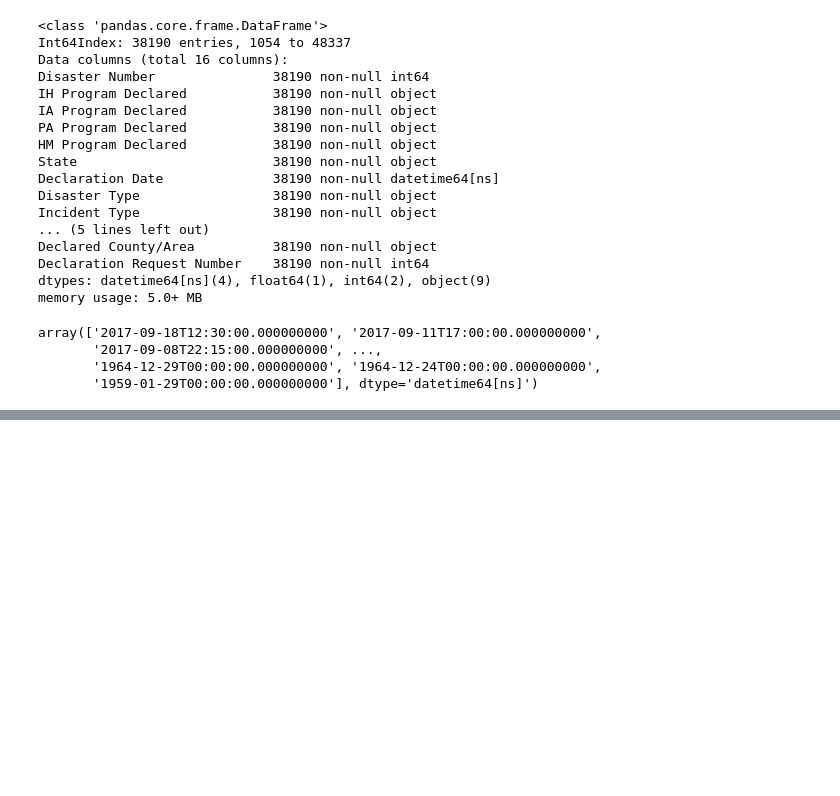
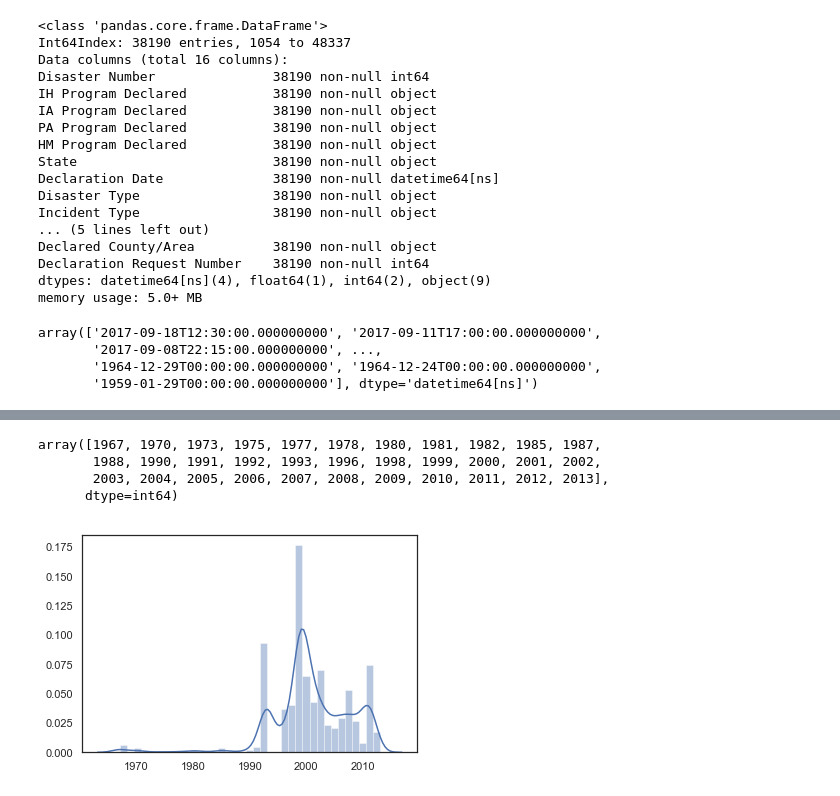
Before and after one commit to surfaceowl/sagemaker_setup_tips, a Jupyter notebook: SageMaker Setup Notebook - FEMA 2018.ipynb, the cells around one changed output, grey strips where cells are left out. Cells and saved outputs as stored; diff of their text form; code cells hidden in the pictures; blank space fills up the shorter version.

Commit message:
update data import and chart formats

```diff
--- a/SageMaker Setup Notebook - FEMA 2018.ipynb
+++ b/SageMaker Setup Notebook - FEMA 2018.ipynb
@@ -102,10 +102,11 @@ array(['2017-09-18T12:30:00.000000000', '2017-09-11T17:00:00.000000000',
        '1964-12-29T00:00:00.000000000', '1964-12-24T00:00:00.000000000',
        '1959-01-29T00:00:00.000000000'], dtype='datetime64[ns]')
 # %%
+# if extracting from csv source, uncomment lines below in this cell -- and comment out next cell entirely (which uses excel)
 # create months column, convert key columns to int type, and sort
 # df['monthDeclared'] =
-df.insert(7, 'fyDeclared', df['Declaration Date'].str.split('/').str[2])
-df["fyDeclared"] = pd.to_numeric(df["fyDeclared"])
-df.insert(8, 'monthDeclared', df['Declaration Date'].str.split('/').str[0])
-df["monthDeclared"] = pd.to_numeric(df["monthDeclared"])
-df.info()
+# df.insert(7, 'fyDeclared', df['Declaration Date'].str.split('/').str[2])
+# df["fyDeclared"] = pd.to_numeric(df["fyDeclared"])
+# df.insert(8, 'monthDeclared', df['Declaration Date'].str.split('/').str[0])
+# df["monthDeclared"] = pd.to_numeric(df["monthDeclared"])
+# df.info()
@@ -113,0 +113,9 @@ AttributeError: Can only use .str accessor with string values, which use np.obje
+# %%
+# if extracting from csv source, uncomment lines below.
+# create months column, convert key columns to int type, and sort
+# df['monthDeclared'] =
+df.insert(7, 'fyDeclared', pd.DatetimeIndex(df['Declaration Date']).year)
+df["fyDeclared"] = pd.to_numeric(df["fyDeclared"])
+df.insert(8, 'monthDeclared', pd.DatetimeIndex(df['Declaration Date']).month)
+df["monthDeclared"] = pd.to_numeric(df["monthDeclared"])
+df.info()
@@ -129,4 +206,9 @@ df.info()
 # %%
 df.fyDeclared.unique()
+# %% [output]
+array([1967, 1970, 1973, 1975, 1977, 1978, 1980, 1981, 1982, 1985, 1987,
+       1988, 1990, 1991, 1992, 1993, 1996, 1998, 1999, 2000, 2001, 2002,
+       2003, 2004, 2005, 2006, 2007, 2008, 2009, 2010, 2011, 2012, 2013],
+      dtype=int64)
 # %%
 months = sorted(df.monthDeclared.unique());
@@ -135,3 +215,9 @@ sns.distplot(df.fyDeclared);
+# %%
+# get distribution of fire events by year
+# FYI - we are using distplot of tuple, to avoid futurewarning on deprecated non-tuple sequence for indexing in pandas
+sns.distplot(tuple(df.fyDeclared));
+# %% [output]
+[figure, added]
 # %%
 # bokeh notebook
 
```
Also changed, not shown: parts of 10 cells of this notebook.
